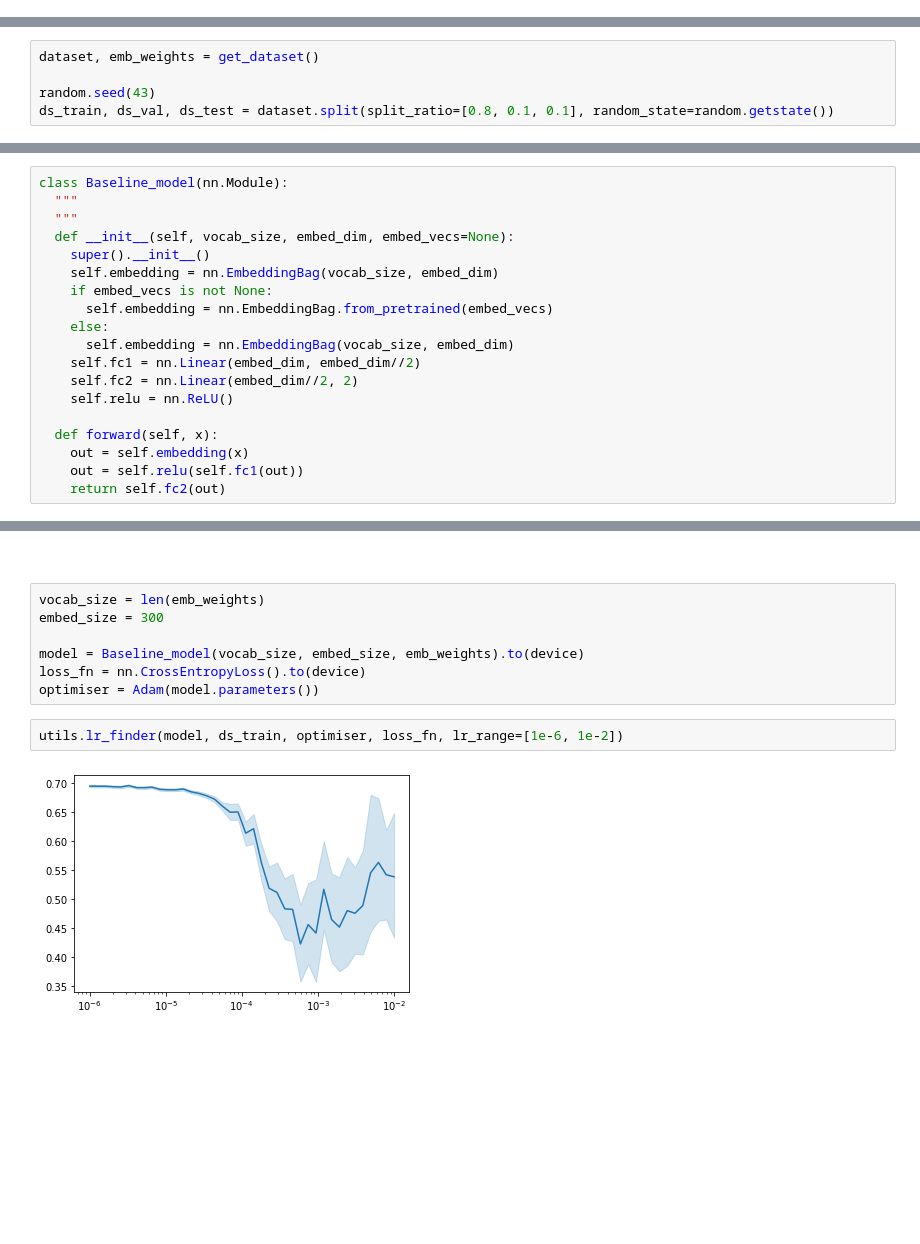
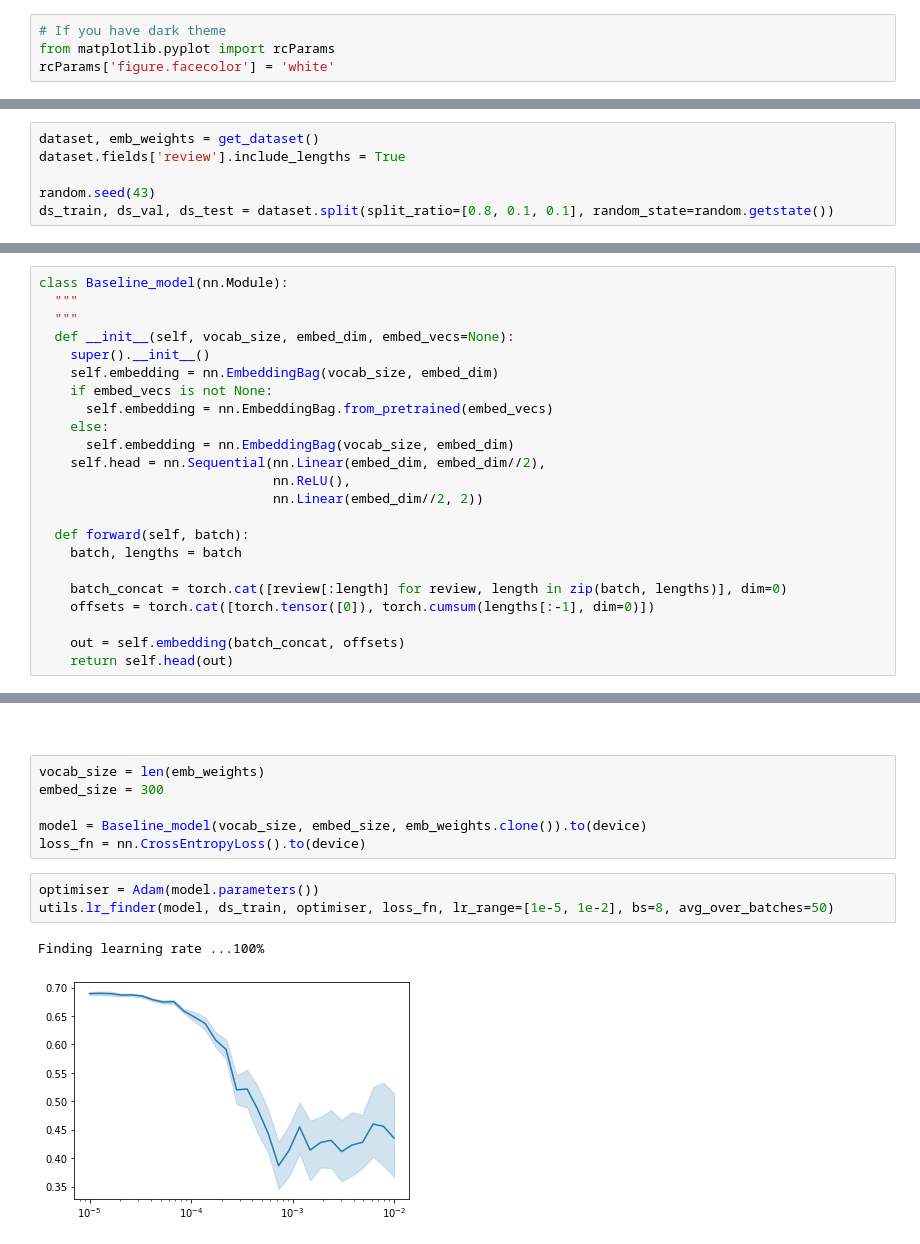
Before and after one commit to PiotrekSkalski/review_sentiment_analysis, a Jupyter notebook: train_baseline_interactive.ipynb, the cells around one changed output, grey strips where cells are left out. Drawn from its saved outputs; the diff is of its cells as text; blank space fills up the shorter version.

Commit message:
Updated baseline files

```diff
--- a/train_baseline_interactive.ipynb
+++ b/train_baseline_interactive.ipynb
@@ -11,3 +11,7 @@ from torchtext.data import Iterator
 from importlib import reload
 
 device = torch.device('cuda' if torch.cuda.is_available() else 'cpu')
+# %%
+# If you have dark theme
+from matplotlib.pyplot import rcParams
+rcParams['figure.facecolor'] = 'white'
@@ -14,5 +24,6 @@ device = torch.device('cuda' if torch.cuda.is_available() else 'cpu')
 # %%
 dataset, emb_weights = get_dataset()
+dataset.fields['review'].include_lengths = True
 
 random.seed(43)
 ds_train, ds_val, ds_test = dataset.split(split_ratio=[0.8, 0.1, 0.1], random_state=random.getstate())
@@ -29,12 +45,16 @@ class Baseline_model(nn.Module):
       self.embedding = nn.EmbeddingBag.from_pretrained(embed_vecs)
     else:
       self.embedding = nn.EmbeddingBag(vocab_size, embed_dim)
-    self.fc1 = nn.Linear(embed_dim, embed_dim//2)
-    self.fc2 = nn.Linear(embed_dim//2, 2)
-    self.relu = nn.ReLU()
+    self.head = nn.Sequential(nn.Linear(embed_dim, embed_dim//2),
+                              nn.ReLU(),
+                              nn.Linear(embed_dim//2, 2))
 
-  def forward(self, x):
-    out = self.embedding(x)
-    out = self.relu(self.fc1(out))
-    return self.fc2(out)
+  def forward(self, batch):
+    batch, lengths = batch
+
+    batch_concat = torch.cat([review[:length] for review, length in zip(batch, lengths)], dim=0)
+    offsets = torch.cat([torch.tensor([0]), torch.cumsum(lengths[:-1], dim=0)])
+
+    out = self.embedding(batch_concat, offsets)
+    return self.head(out)
 # %%
@@ -65,12 +85,13 @@ def learner(model, loss_fn, optimiser, epochs=1, device=device):
 vocab_size = len(emb_weights)
 embed_size = 300
 
-model = Baseline_model(vocab_size, embed_size, emb_weights).to(device)
+model = Baseline_model(vocab_size, embed_size, emb_weights.clone()).to(device)
 loss_fn = nn.CrossEntropyLoss().to(device)
-optimiser = Adam(model.parameters())
 # %%
-utils.lr_finder(model, ds_train, optimiser, loss_fn, lr_range=[1e-6, 1e-2])
+optimiser = Adam(model.parameters())
+utils.lr_finder(model, ds_train, optimiser, loss_fn, lr_range=[1e-5, 1e-2], bs=8, avg_over_batches=50)
 # %% [output]
+Finding learning rate ...100%
-[figure, old version]
+[figure, new version]
 # %%
 optimiser = Adam(model.parameters(), lr=2e-4)
```
Also changed, not shown: parts of 10 cells of this notebook, 1 other file.
